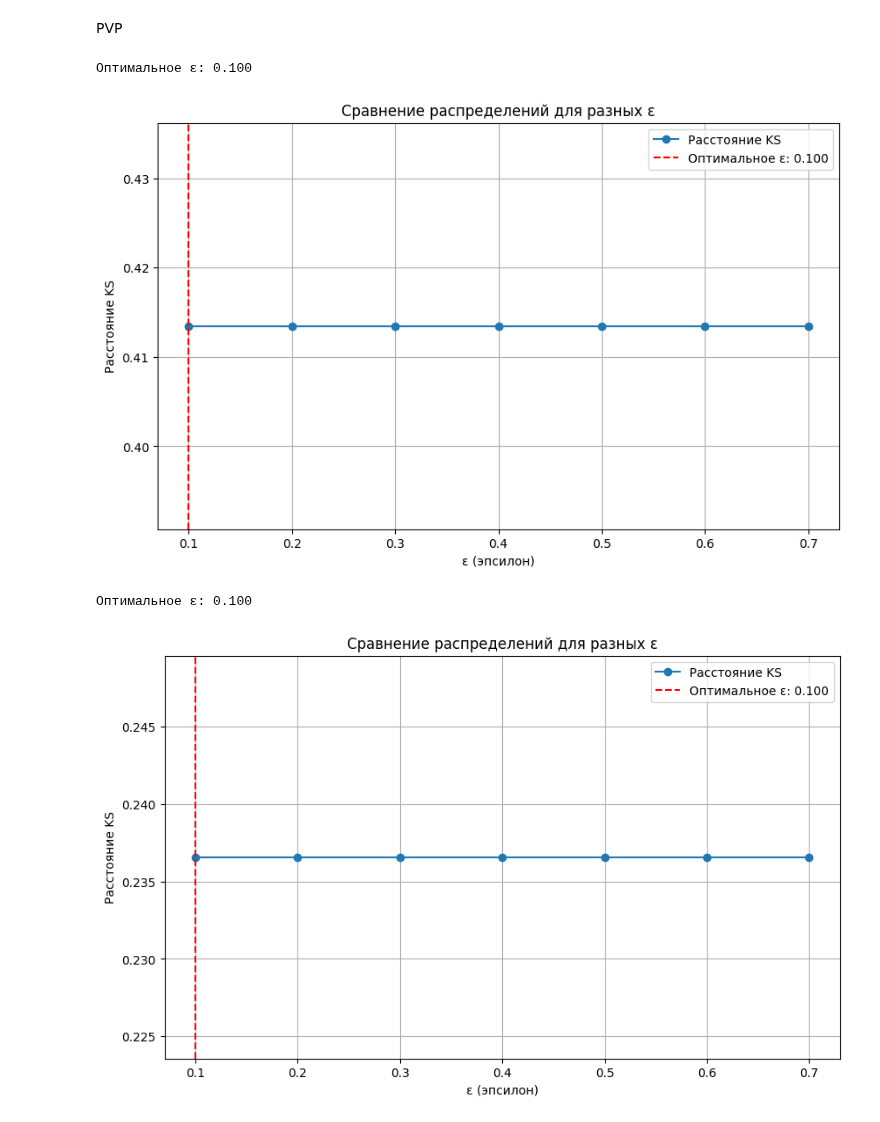
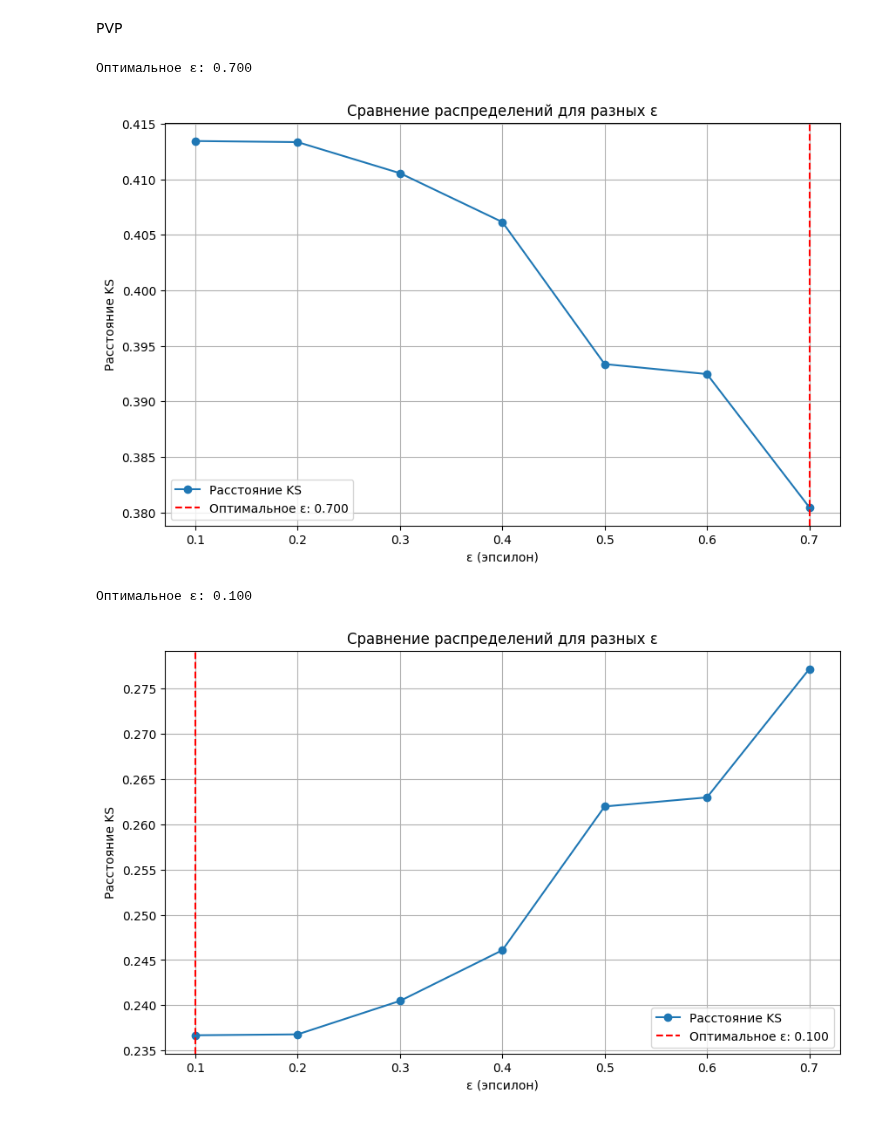
Before and after one commit to spells39/RWAnalyzer, a Jupyter notebook: src/find_opt_epsilon.ipynb, the cells around one changed output. Cells and saved outputs as stored; diff of their text form; code cells hidden in the pictures.

```diff
--- a/src/find_opt_epsilon.ipynb
+++ b/src/find_opt_epsilon.ipynb
@@ -130,6 +155,30 @@ plt.title('Сравнение распределений для разных ε'
 plt.legend()
 plt.grid()
 plt.show()
+
+
+
+
+from scipy.spatial.distance import jensenshannon
+
+js_distances = []
+for prob in pmf_epsilon:
+    js_distance = jensenshannon(prob_real, prob)
+    js_distances.append(js_distance)
+
+optimal_epsilon_js = epsilon_vals[np.argmin(js_distances)]
+print(f"Оптимальное ε (JSD): {optimal_epsilon_js:.3f}")
+
+# Визуализация
+plt.figure(figsize=(10, 6))
+plt.plot(epsilon_vals, js_distances, marker='o', label='Jensen-Shannon Divergence')
+plt.axvline(optimal_epsilon_js, color='red', linestyle='--', label=f'Оптимальное ε: {optimal_epsilon_js:.3f}')
+plt.xlabel('ε (эпсилон)')
+plt.ylabel('JSD')
+plt.title('Сравнение распределений (JSD)')
+plt.legend()
+plt.grid()
+plt.show()
 # %% [output]
 Оптимальное ε: 0.170
 [figure]
@@ -140,7 +191,7 @@ N = 16
 epsilon_vals = np.arange(0.1, 0.8, 0.1)
 qr_matrices = []
 for eps in epsilon_vals:
-    qr_matrix = np.load(f"..\\output\\eps_border\\pvp\\try_3\\qr\\qr_{eps:.2f}.npy")
+    qr_matrix = np.load(f"..\\output\\eps_border\\pvp\\try_6\\qr\\qr_{eps:.2f}.npy")
     qr_matrices.append(qr_matrix)
 
 pmf_epsilon = []
@@ -179,34 +230,34 @@ plt.legend()
 plt.grid()
 plt.show()
 
 
 #Сравнение с распределением центра
 
 qr_real_matrix, probability_matrix_center, counts_center = get_prob_matrix(N, player_center_states, return_counts=True)
 _, prob_real, (_, _) = model_pvp(N, qr_real_matrix, num_steps=10000)
 
 ks_distances = []
 for prob in pmf_epsilon:
     ks_stat, _ = ks_2samp(prob_real, prob)
     ks_distances.append(ks_stat)
 
 # Нахождение оптимального ε
 optimal_epsilon = epsilon_vals[np.argmin(ks_distances)]
 
 print(f"Оптимальное ε: {optimal_epsilon:.3f}")
 
 # Построение графика расстояний
 plt.figure(figsize=(10, 6))
 plt.plot(epsilon_vals, ks_distances, marker='o', label='Расстояние KS')
 plt.axvline(optimal_epsilon, color='red', linestyle='--', label=f'Оптимальное ε: {optimal_epsilon:.3f}')
 plt.xlabel('ε (эпсилон)')
 plt.ylabel('Расстояние KS')
 plt.title('Сравнение распределений для разных ε')
 plt.legend()
 plt.grid()
 plt.show()
 # %% [output]
-Оптимальное ε: 0.100
+Оптимальное ε: 0.700
-[figure, old version]
+[figure, new version]
 Оптимальное ε: 0.100
-[figure, old version]
+[figure, new version]
```
Also changed, not shown: parts of 2 cells of this notebook, 1 other file.
